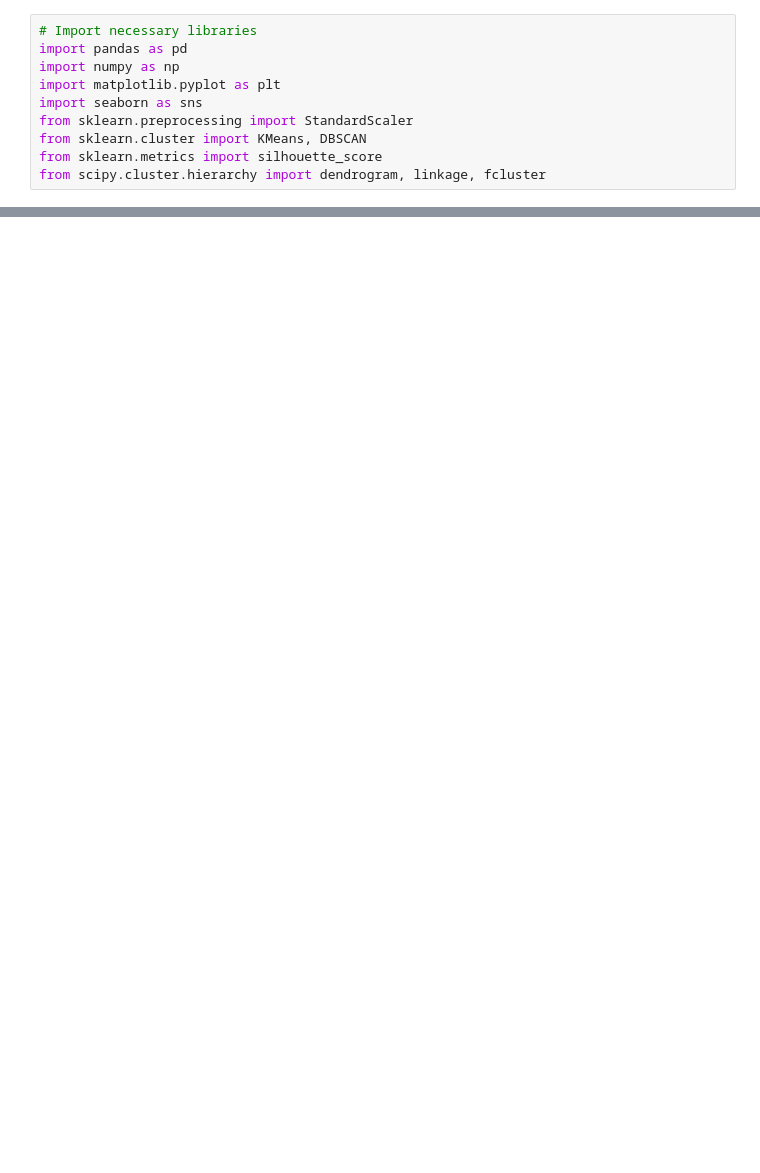
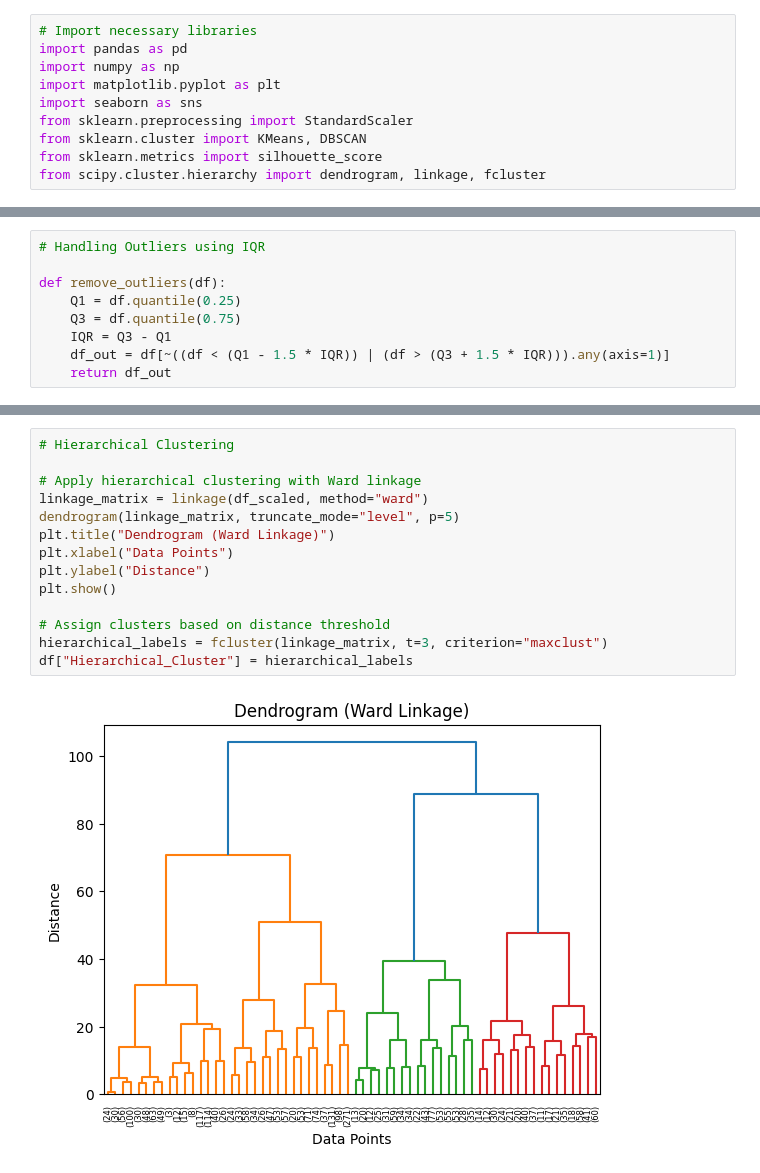
Before and after one commit to sathasivamn/CLUSTERING-ANALYSIS, a Jupyter notebook: Assignment_8_CLUSTERING_ANALYSIS.ipynb, the cells around one changed output, grey strips where cells are left out. Saved outputs shown, nothing was run; the diff lists cells and outputs as text; blank space fills up the shorter version.

```diff
--- a/Assignment_8_CLUSTERING_ANALYSIS.ipynb
+++ b/Assignment_8_CLUSTERING_ANALYSIS.ipynb
@@ -85,3 +61,12 @@ def remove_outliers(df):
+# %%
+# Handling Outliers using IQR
+
+def remove_outliers(df):
+    Q1 = df.quantile(0.25)
+    Q3 = df.quantile(0.75)
+    IQR = Q3 - Q1
+    df_out = df[~((df < (Q1 - 1.5 * IQR)) | (df > (Q3 + 1.5 * IQR))).any(axis=1)]
+    return df_out
 # %%
 # Remove outliers from the dataset
 df = remove_outliers(df)
@@ -336,0 +141,16 @@ KMeans_Cluster column not found in DataFrame. K-Means clustering might have been
+# %%
+# Hierarchical Clustering
+
+# Apply hierarchical clustering with Ward linkage
+linkage_matrix = linkage(df_scaled, method="ward")
+dendrogram(linkage_matrix, truncate_mode="level", p=5)
+plt.title("Dendrogram (Ward Linkage)")
+plt.xlabel("Data Points")
+plt.ylabel("Distance")
+plt.show()
+
+# Assign clusters based on distance threshold
+hierarchical_labels = fcluster(linkage_matrix, t=3, criterion="maxclust")
+df["Hierarchical_Cluster"] = hierarchical_labels
+# %% [output]
+[figure, added]
```
Also changed, not shown: parts of 45 cells of this notebook.
